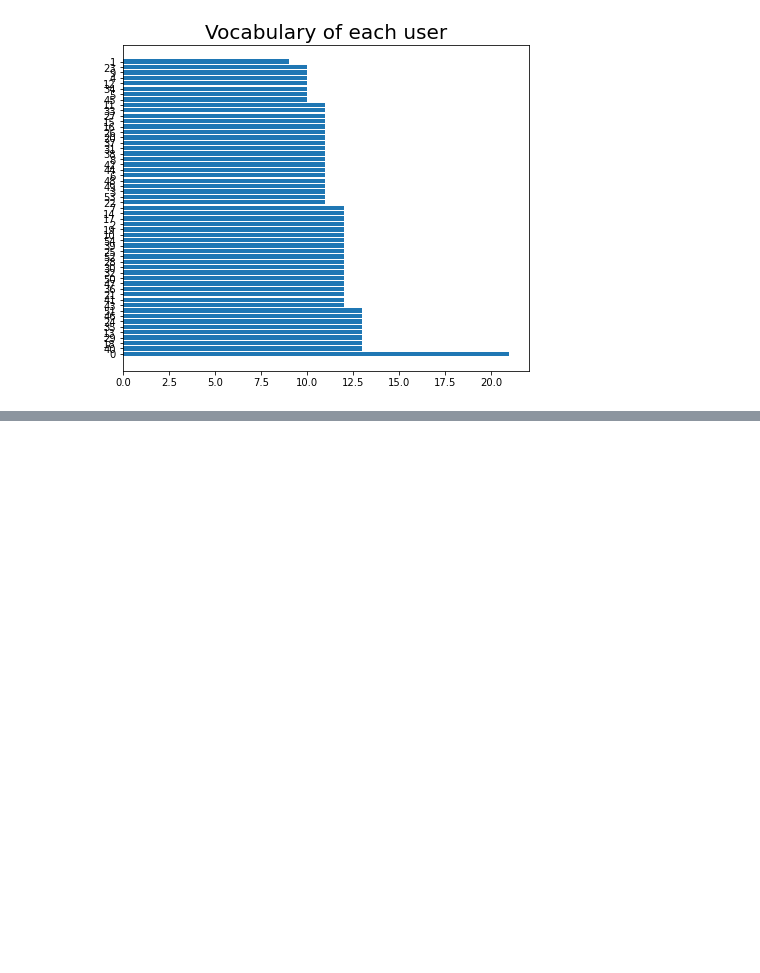
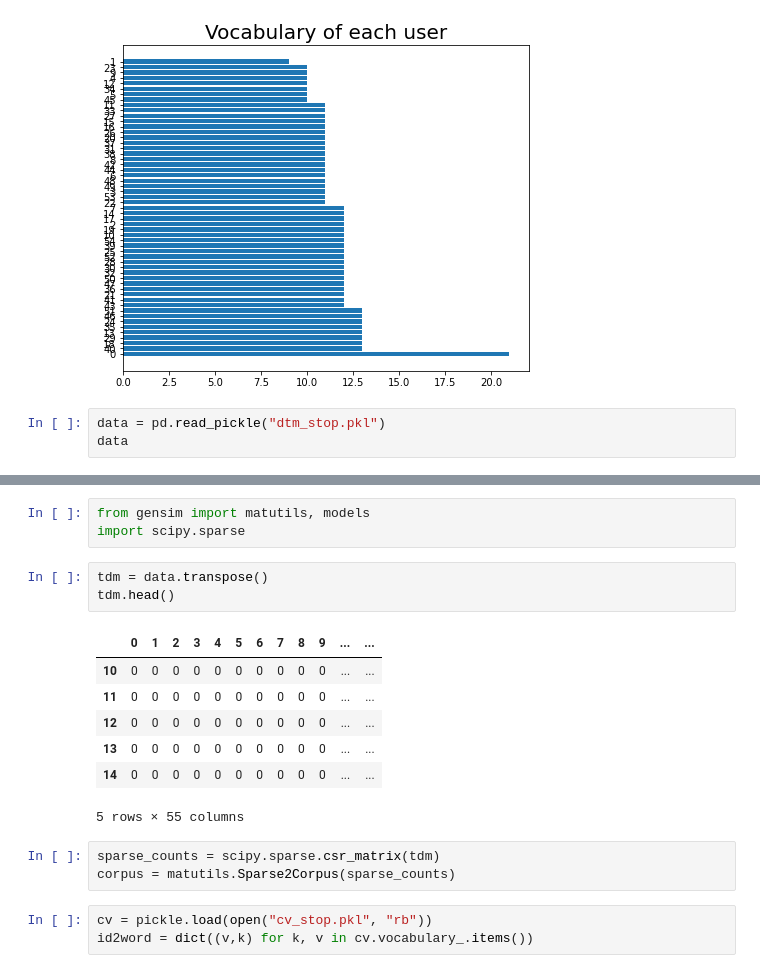
Before and after one commit to Ivystrode/stt, a Jupyter notebook: web_displayer/data_showing.ipynb, the cells around one changed output, grey strips where cells are left out. Cells and saved outputs as stored; diff of their text form; blank space fills up the shorter version.

```diff
--- a/web_displayer/data_showing.ipynb
+++ b/web_displayer/data_showing.ipynb
@@ -344,3 +327,6 @@ plt.title("Vocabulary of each user", fontsize=20)
 plt.show()
 # %% [output]
 [figure]
+# %%
+data = pd.read_pickle("dtm_stop.pkl")
+data
@@ -346,0 +352,20 @@ plt.show()
+# %%
+from gensim import matutils, models
+import scipy.sparse
+# %%
+tdm = data.transpose()
+tdm.head()
+# %% [output]
+|  | 0 | 1 | 2 | 3 | 4 | 5 | 6 | 7 | 8 | 9 | ... | ... |
+| 10 | 0 | 0 | 0 | 0 | 0 | 0 | 0 | 0 | 0 | 0 | ... | ... |
+| 11 | 0 | 0 | 0 | 0 | 0 | 0 | 0 | 0 | 0 | 0 | ... | ... |
+| 12 | 0 | 0 | 0 | 0 | 0 | 0 | 0 | 0 | 0 | 0 | ... | ... |
+| 13 | 0 | 0 | 0 | 0 | 0 | 0 | 0 | 0 | 0 | 0 | ... | ... |
+| 14 | 0 | 0 | 0 | 0 | 0 | 0 | 0 | 0 | 0 | 0 | ... | ... |
+5 rows × 55 columns
+# %%
+sparse_counts = scipy.sparse.csr_matrix(tdm)
+corpus = matutils.Sparse2Corpus(sparse_counts)
+# %%
+cv = pickle.load(open("cv_stop.pkl", "rb"))
+id2word = dict((v,k) for k, v in cv.vocabulary_.items())
```
Also changed, not shown: parts of 13 cells of this notebook, 10 other files.
